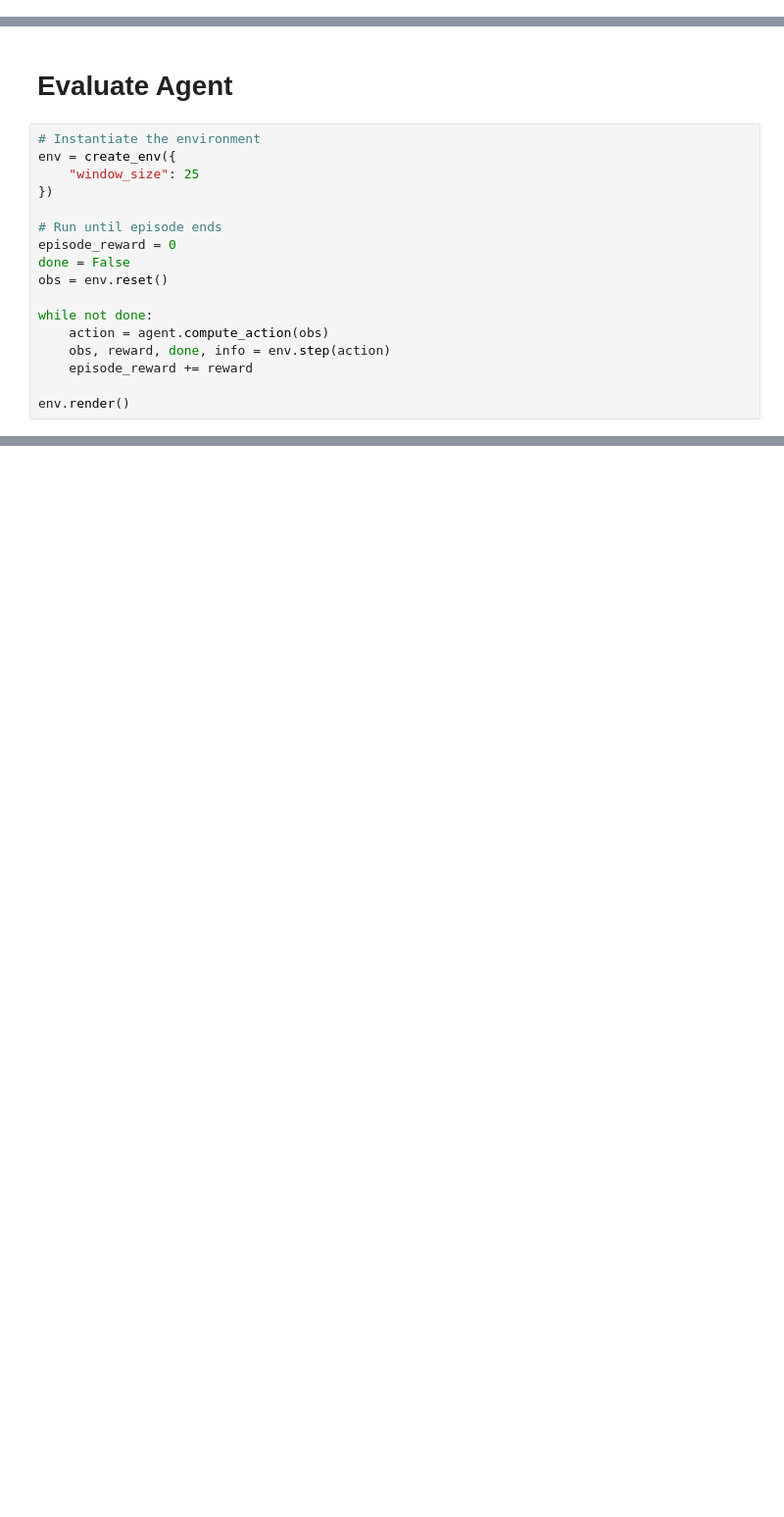
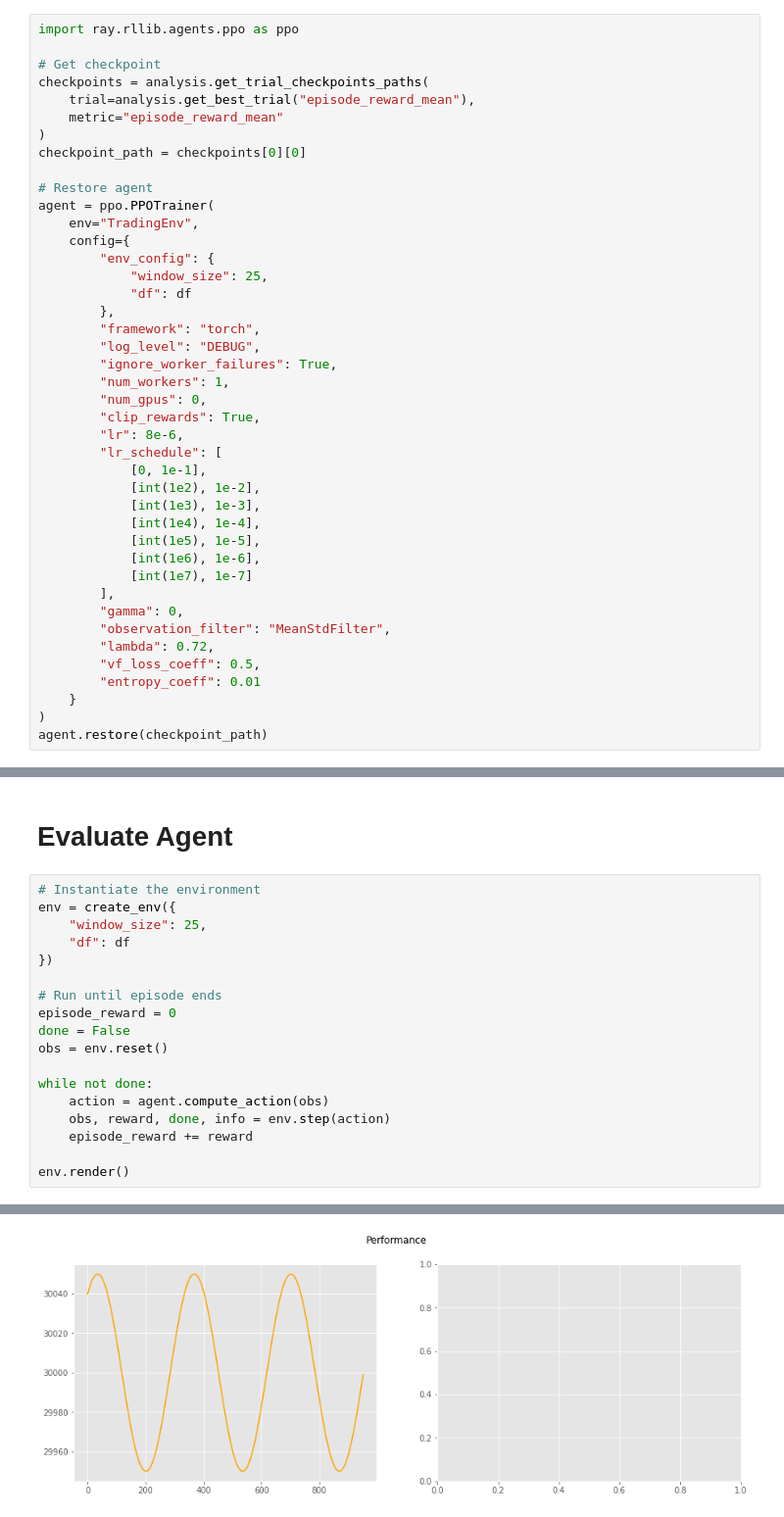
Before and after one commit to dennislwy/tensortrade-train, a Jupyter notebook: Tensortrade Train using Ray.ipynb, the cells around one changed output, grey strips where cells are left out. Shown: that part at 98% size. Cells and saved outputs as stored; diff of their text form; blank space fills up the shorter version.

```diff
--- a/Tensortrade Train using Ray.ipynb
+++ b/Tensortrade Train using Ray.ipynb
@@ -476,0 +618,42 @@ Number of trials: 1 (1 RUNNING)
+# %%
+import ray.rllib.agents.ppo as ppo
+
+# Get checkpoint
+checkpoints = analysis.get_trial_checkpoints_paths(
+    trial=analysis.get_best_trial("episode_reward_mean"),
+    metric="episode_reward_mean"
+)
+checkpoint_path = checkpoints[0][0]
+
+# Restore agent
+agent = ppo.PPOTrainer(
+    env="TradingEnv",
+    config={
+        "env_config": {
+            "window_size": 25,
+            "df": df
+        },
+        "framework": "torch",
+        "log_level": "DEBUG",
+        "ignore_worker_failures": True,
+        "num_workers": 1,
+        "num_gpus": 0,
+        "clip_rewards": True,
+        "lr": 8e-6,
+        "lr_schedule": [
+            [0, 1e-1],
+            [int(1e2), 1e-2],
+            [int(1e3), 1e-3],
+            [int(1e4), 1e-4],
+            [int(1e5), 1e-5],
+            [int(1e6), 1e-6],
+            [int(1e7), 1e-7]
+        ],
+        "gamma": 0,
+        "observation_filter": "MeanStdFilter",
+        "lambda": 0.72,
+        "vf_loss_coeff": 0.5,
+        "entropy_coeff": 0.01
+    }
+)
+agent.restore(checkpoint_path)
@@ -479,7 +673,8 @@ Number of trials: 1 (1 RUNNING)
 # %%
 # Instantiate the environment
 env = create_env({
-    "window_size": 25
+    "window_size": 25,
+    "df": df
 })
 
 # Run until episode ends
@@ -493,3 +688,4 @@ while not done:
     episode_reward += reward
 
 env.render()
+# %% [output]
@@ -495,0 +696 @@ env.render()
+[figure, added]
```
Also changed, not shown: parts of 28 cells of this notebook.
